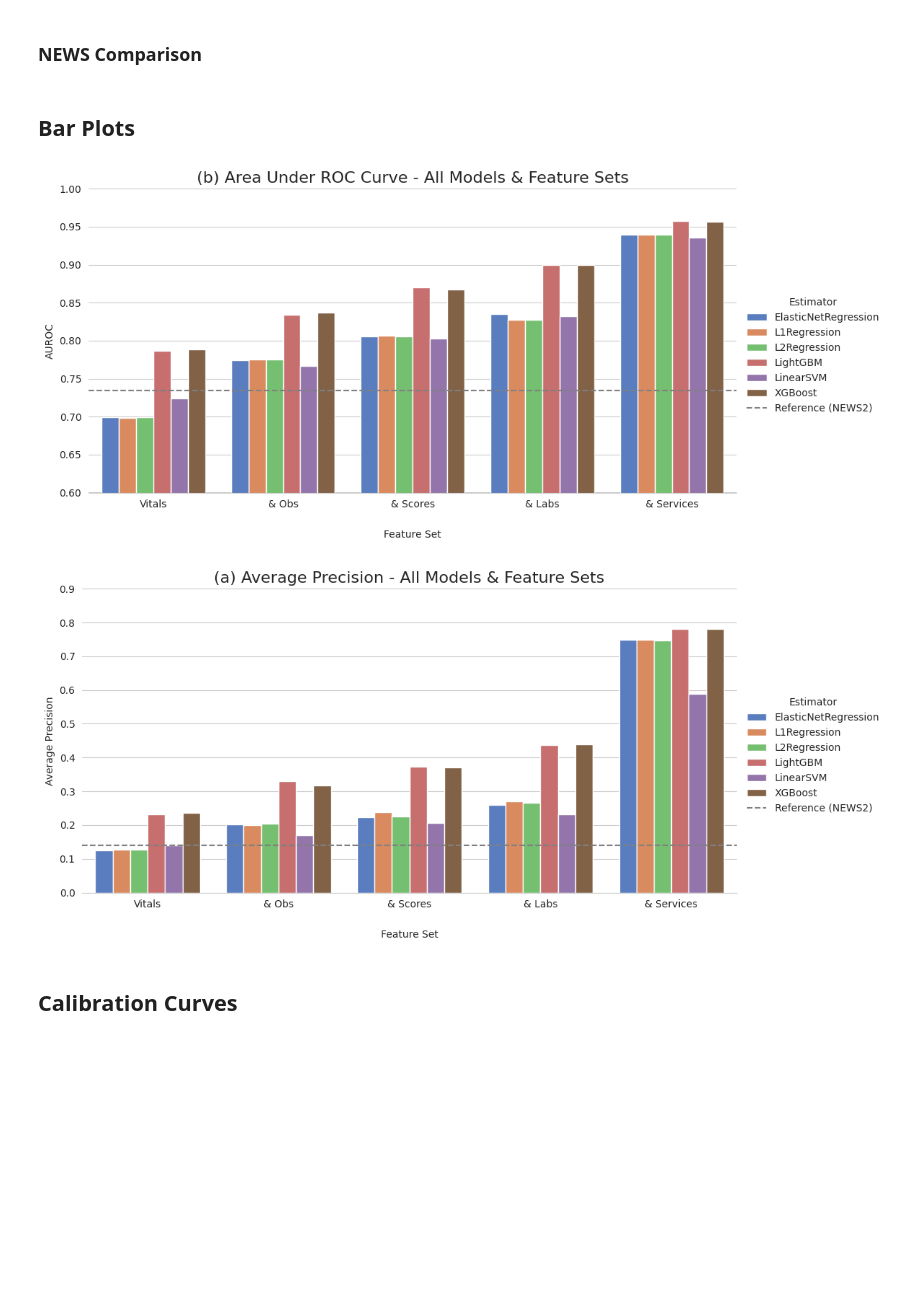
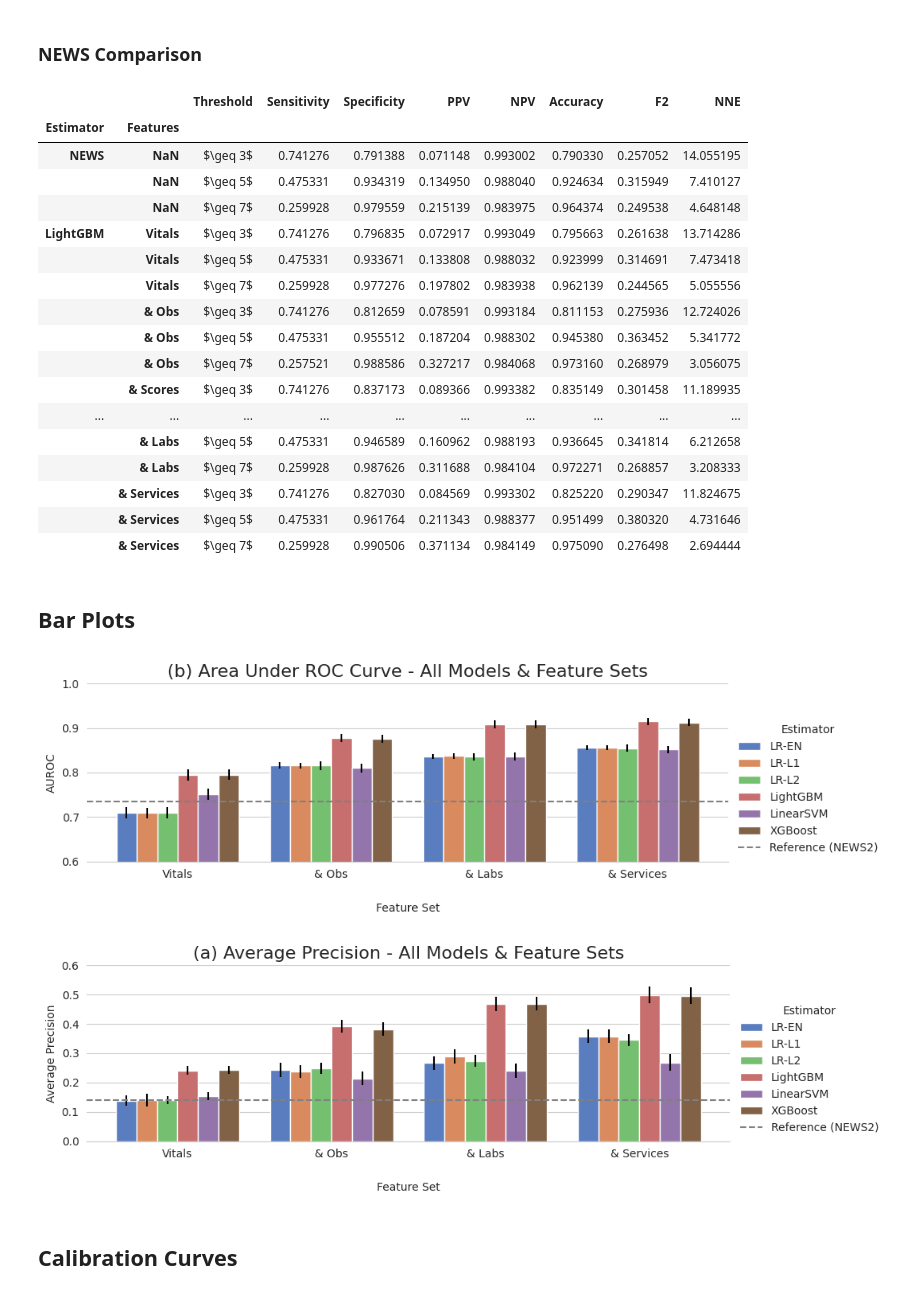
Before and after one commit to steliosbl/acute-care-pathways, a Jupyter notebook: shallow_classifiers.ipynb, the cells around one changed output. Cells and saved outputs as stored; diff of their text form; code cells hidden in the pictures; blank space fills up the shorter version.

```diff
--- a/shallow_classifiers.ipynb
+++ b/shallow_classifiers.ipynb
@@ -48,8 +45,7 @@ from acd_experiment.models import Estimator_L1Regression, Estimator_LinearSVM, E
 FEATURE_GROUP_CORRESPONDENCE = {
     'news': 'news',
     'with_phenotype': 'news_with_phenotype',
-    'with_composites': 'with_labs',
-    'with_labs': 'with_notes_and_labs',
+    'with_labs': 'with_labs',
     'with_services': 'with_notes_labs_and_hospital'
 }
 
@@ -57,10 +53,20 @@ PRETTY_PRINT_FEATURE_GROUPS = {
     'Reference': 'Reference',
     'news': 'Vitals',
     'with_phenotype': '& Obs',
-    'with_composites': '& Scores',
     'with_labs': '& Labs',
     'with_services': '& Services',
 }
+
+PRETTY_PRINT_ESTIMATORS = dict(
+    NEWS2='NEWS2',
+    LogisticRegression='LR',
+    L1Regression='LR-L1',
+    L2Regression='LR-L2',
+    ElasticNetRegression='LR-EN',
+    XGBoost='XGBoost',
+    LightGBM='LightGBM',
+    LinearSVM='LinearSVM'
+)
 
 PRETTY_PRINT_FEATURE_NAMES = {
     k:(
@@ -73,10 +79,10 @@ PRETTY_PRINT_FEATURE_NAMES = {
 
 ESTIMATORS = {_._name: _ for _ in [
     Estimator_LightGBM,
+    Estimator_L2Regression,
     Estimator_XGBoost,
     Estimator_LinearSVM,
     Estimator_L1Regression,
-    Estimator_L2Regression,
     Estimator_ElasticNetRegression,
 ]}
 
@@ -87,7 +95,7 @@ from sklearn.calibration import CalibratedClassifierCV
 import optuna
 from acd_experiment.systematic_comparison import get_xy, PipelineFactory
 
-def run_pretuned(sal, estimator_name, feature_group_name, cv_jobs=4, explain_models=['LightGBM']):
+def run_pretuned(sal, estimator_name, feature_group_name, cv_jobs=4, explain_models=['LightGBM', 'L2Regression']):
     params = optuna.load_study(
         study_name =f'{estimator_name}_None_Within-1_{FEATURE_GROUP_CORRESPONDENCE[feature_group_name]}', storage=f'sqlite:///{Notebook.SYSTEMATIC_COMPARISON_DIR}/{estimator_name}.db'
     ).best_params
@@ -122,21 +130,21 @@ def run_pretuned(sal, estimator_name, feature_group_name, cv_jobs=4, explain_mod
         explanations = estimator.explain_calibrated(
             model, X_train, SalfordAdapter(X.loc[SAL_TEST_IDX]), cv_jobs=cv_jobs
         )
-        explanations.feature_names = list(map(PRETTY_PRINT_FEATURE_NAMES.get, X.columns))
 
+        return y_pred_proba, y_pred_proba_unseen, explanations, model
 
-    return y_pred_proba, y_pred_proba_unseen, explanations
+    return y_pred_proba, y_pred_proba_unseen
 
-if Notebook.RE_DERIVE or True:
+if Notebook.RE_DERIVE:
     RESULTS = {}
     for estimator_name, feature_group_name in (pbar := tqdm(STUDY_GRID)):
         pbar.set_description(f'Training {estimator_name} on {feature_group_name}')
         RESULTS[(estimator_name, feature_group_name)] = run_pretuned(SAL, estimator_name, feature_group_name)
 
-        with open(Notebook.CACHE_DIR/'shallow_results_3.bin', 'wb') as file:
+        with open(Notebook.CACHE_DIR/'shallow_results_2.bin', 'wb') as file:
             pickle.dump(RESULTS, file)
 else:
-    with open(Notebook.CACHE_DIR/'shallow_results_3.bin', 'rb') as file:
+    with open(Notebook.CACHE_DIR/'shallow_results_2.bin', 'rb') as file:
             RESULTS = pickle.load(file)
 # %%
 from transformer_experiment.utils.shallow_classifiers import get_discriminative_metrics
@@ -275,7 +298,27 @@ def news_threshold_comparison(y_preds, estimators=['LightGBM', 'L2Regression'],
 
     return pd.DataFrame(results).set_index(['Estimator', 'Features'])#[list(r.columns[-1:]) + list(r.columns[:-1])]
 
-news_threshold_comparison(RESULTS)
+result_news_comparison = news_threshold_comparison(RESULTS, confidence_intervals=False)
+result_news_comparison
+# %% [output]
+|  |  | Threshold | Sensitivity | Specificity | PPV | NPV | Accuracy | F2 | NNE |
+| Estimator | Features |  |  |  |  |  |  |  |  |
+| NEWS | NaN | $\geq 3$ | 0.741276 | 0.791388 | 0.071148 | 0.993002 | 0.790330 | 0.257052 | 14.055195 |
+|  | NaN | $\geq 5$ | 0.475331 | 0.934319 | 0.134950 | 0.988040 | 0.924634 | 0.315949 | 7.410127 |
+|  | NaN | $\geq 7$ | 0.259928 | 0.979559 | 0.215139 | 0.983975 | 0.964374 | 0.249538 | 4.648148 |
+| LightGBM | Vitals | $\geq 3$ | 0.741276 | 0.796835 | 0.072917 | 0.993049 | 0.795663 | 0.261638 | 13.714286 |
+|  | Vitals | $\geq 5$ | 0.475331 | 0.933671 | 0.133808 | 0.988032 | 0.923999 | 0.314691 | 7.473418 |
+|  | Vitals | $\geq 7$ | 0.259928 | 0.977276 | 0.197802 | 0.983938 | 0.962139 | 0.244565 | 5.055556 |
+|  | & Obs | $\geq 3$ | 0.741276 | 0.812659 | 0.078591 | 0.993184 | 0.811153 | 0.275936 | 12.724026 |
+|  | & Obs | $\geq 5$ | 0.475331 | 0.955512 | 0.187204 | 0.988302 | 0.945380 | 0.363452 | 5.341772 |
+|  | & Obs | $\geq 7$ | 0.257521 | 0.988586 | 0.327217 | 0.984068 | 0.973160 | 0.268979 | 3.056075 |
+|  | & Scores | $\geq 3$ | 0.741276 | 0.837173 | 0.089366 | 0.993382 | 0.835149 | 0.301458 | 11.189935 |
+| ... | ... | ... | ... | ... | ... | ... | ... | ... | ... |
+|  | & Labs | $\geq 5$ | 0.475331 | 0.946589 | 0.160962 | 0.988193 | 0.936645 | 0.341814 | 6.212658 |
+|  | & Labs | $\geq 7$ | 0.259928 | 0.987626 | 0.311688 | 0.984104 | 0.972271 | 0.268857 | 3.208333 |
+|  | & Services | $\geq 3$ | 0.741276 | 0.827030 | 0.084569 | 0.993302 | 0.825220 | 0.290347 | 11.824675 |
+|  | & Services | $\geq 5$ | 0.475331 | 0.961764 | 0.211343 | 0.988377 | 0.951499 | 0.380320 | 4.731646 |
+|  | & Services | $\geq 7$ | 0.259928 | 0.990506 | 0.371134 | 0.984149 | 0.975090 | 0.276498 | 2.694444 |
 # %% [markdown]
 ## Bar Plots
 # %%
@@ -285,40 +328,40 @@ def select_feature_ablation_barplot(metrics_df, metric='AUROC', ylim=(0.0, 1.0),
     err = (df[f'{metric}_Upper']-df[f'{metric}_Lower'])/2
     df['Features'] = pd.Categorical(
         df.Features.replace(PRETTY_PRINT_FEATURE_GROUPS),
         ordered=True, categories=list(PRETTY_PRINT_FEATURE_GROUPS.values())[1:]
     )
 
     g = sns.catplot(
         data=df.sort_values(['Estimator','Features']), x='Features', y=metric, hue='Estimator',
         kind='bar', palette='muted', height=6, orient='v', legend=False
     )
     g.despine(left=True)
-    g.fig.set_size_inches(10,5)
+    g.fig.set_size_inches(9,3)
     g.ax.set_ylim(ylim)
 
-    # x_coords = [p.get_x() + 0.5*p.get_width() for p in g.ax.patches]
-    # y_coords = [p.get_height() for p in g.ax.patches]
-    # g.ax.errorbar(x=x_coords, y=y_coords, yerr=err, fmt="none", c= "k")
+    x_coords = [p.get_x() + 0.5*p.get_width() for p in g.ax.patches]
+    y_coords = [p.get_height() for p in g.ax.patches]
+    g.ax.errorbar(x=x_coords, y=y_coords, yerr=err, fmt="none", c= "k")
 
     news_performance = metrics_df.loc[metrics_df.Estimator == 'NEWS2', metric].values[0]
 
     g.refline(y = news_performance , color = 'gray', linestyle = '--', label = "Reference (NEWS2)")
     g.add_legend(title='Estimator')
 
     g.set_xlabels("Feature Set", labelpad=20)
     g.ax.set_title(title, fontsize=16)
 
     if ylabel:
         g.set_ylabels(ylabel)
 
     if save:
         plt.savefig(save, bbox_inches="tight", format='svg')
 
 select_feature_ablation_barplot(METRICS['Complete'], 'AUROC', (0.6, 1.0), ylabel='AUROC', title='(b) Area Under ROC Curve - All Models & Feature Sets', save=Notebook.IMAGE_DIR/'auc_bar.svg')
-select_feature_ablation_barplot(METRICS['Complete'], 'AP', (0.0, 0.9), ylabel='Average Precision', title='(a) Average Precision - All Models & Feature Sets', save=Notebook.IMAGE_DIR/'ap_bar.svg')
+select_feature_ablation_barplot(METRICS['Complete'], 'AP', (0.0, 0.6), ylabel='Average Precision', title='(a) Average Precision - All Models & Feature Sets', save=Notebook.IMAGE_DIR/'ap_bar.svg')
 # %% [output]
-[figure, old version]
+[figure, new version]
-[figure, old version]
+[figure, new version]
 # %% [markdown]
 ## Calibration Curves
 # %%
```
Also changed, not shown: parts of 35 cells of this notebook, 5 other files.
